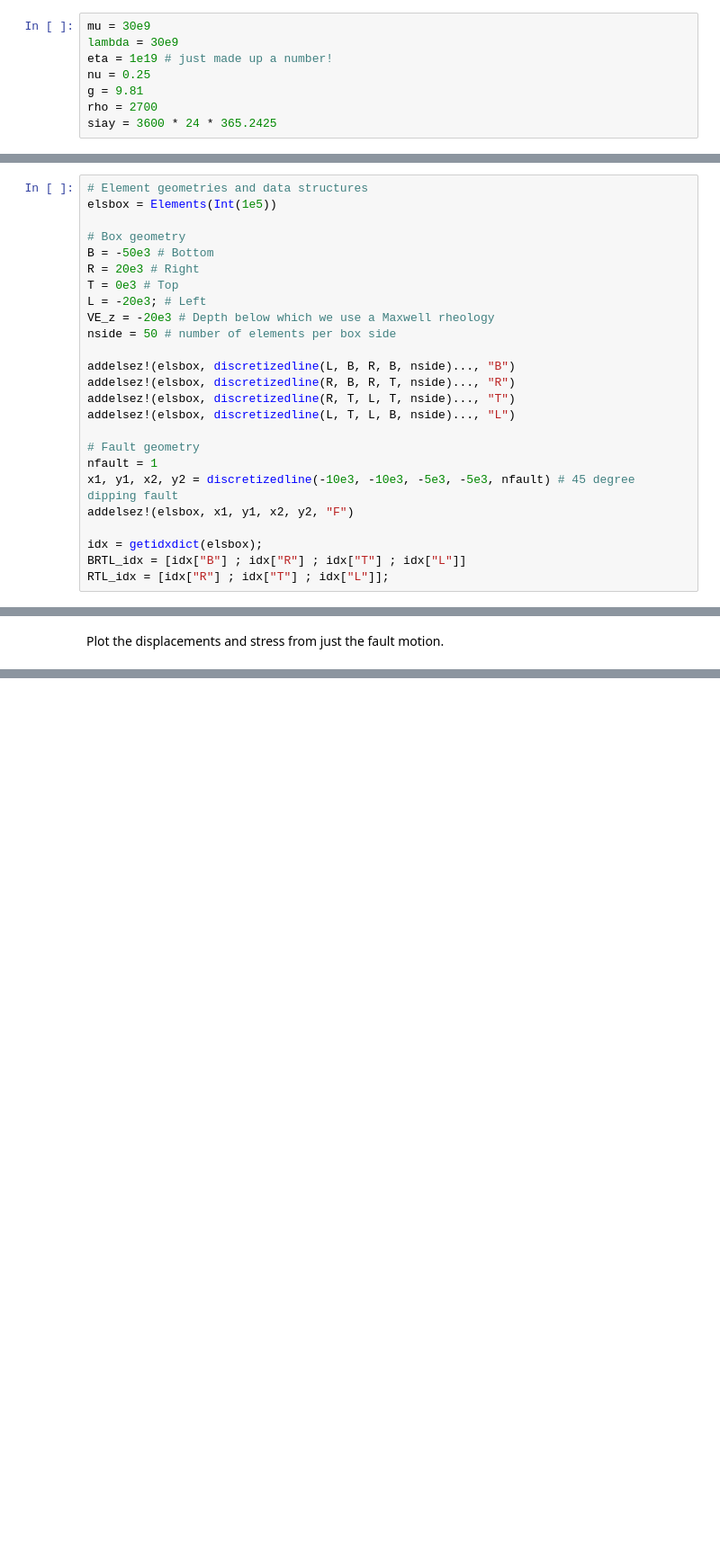
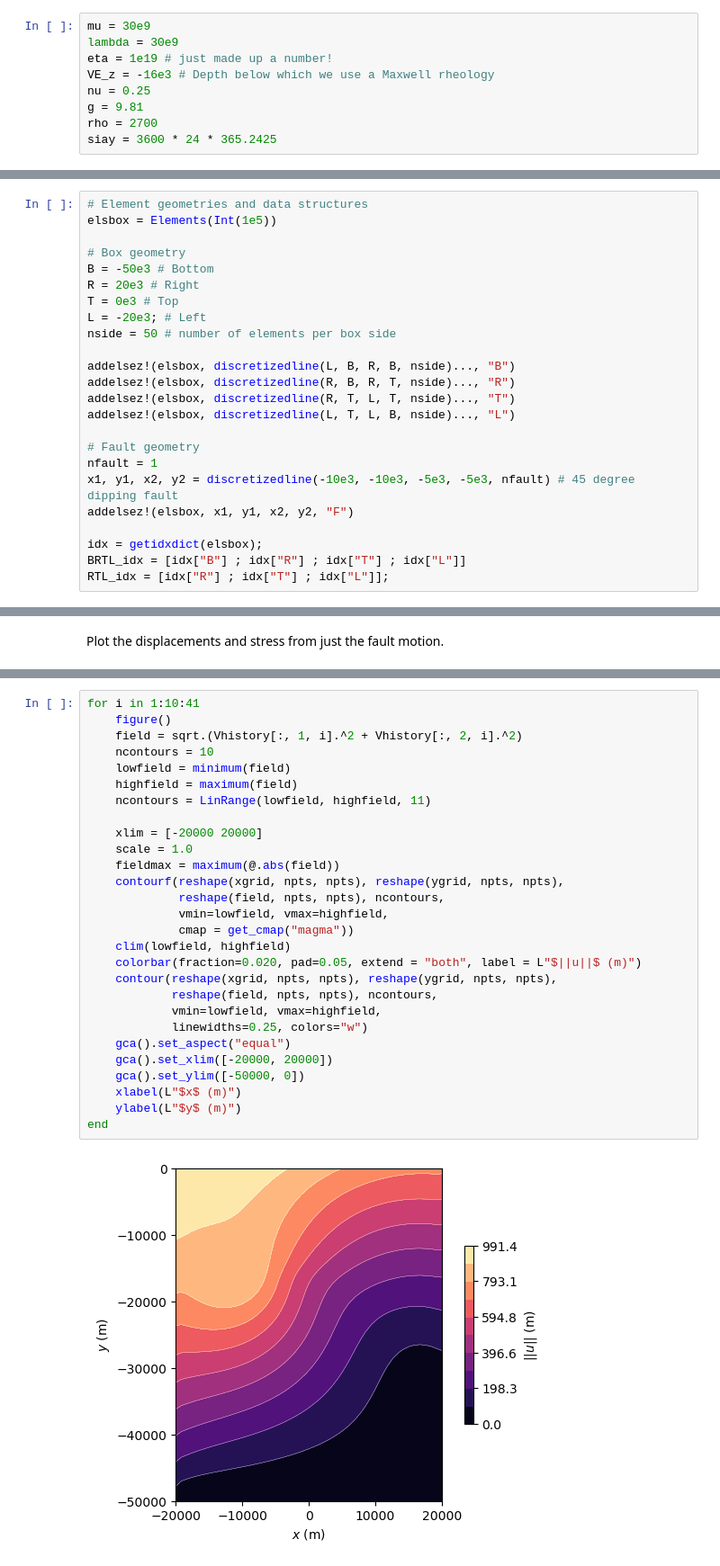
Before and after one commit to brendanjmeade/Bem2d.jl, a Jupyter notebook: fem_bem/viscoelastic.ipynb, the cells around one changed output, grey strips where cells are left out. Shown at 90% size. Cells and saved outputs as stored; diff of their text form; blank space fills up the shorter version.

```diff
--- a/fem_bem/viscoelastic.ipynb
+++ b/fem_bem/viscoelastic.ipynb
@@ -84,6 +81,7 @@ twopanel (generic function with 1 method)
 mu = 30e9
 lambda = 30e9
 eta = 1e19 # just made up a number!
+VE_z = -16e3 # Depth below which we use a Maxwell rheology
 nu = 0.25
 g = 9.81
 rho = 2700
@@ -99,7 +97,6 @@ B = -50e3 # Bottom
 R = 20e3 # Right
 T = 0e3 # Top
 L = -20e3; # Left
-VE_z = -20e3 # Depth below which we use a Maxwell rheology
 nside = 50 # number of elements per box side
 
 addelsez!(elsbox, discretizedline(L, B, R, B, nside)..., "B")
@@ -225,0 +360,30 @@ end
+# %%
+for i in 1:10:41
+    figure()
+    field = sqrt.(Vhistory[:, 1, i].^2 + Vhistory[:, 2, i].^2)
+    ncontours = 10
+    lowfield = minimum(field)
+    highfield = maximum(field)
+    ncontours = LinRange(lowfield, highfield, 11)
+
+    xlim = [-20000 20000]
+    scale = 1.0
+    fieldmax = maximum(@.abs(field))
+    contourf(reshape(xgrid, npts, npts), reshape(ygrid, npts, npts),
+             reshape(field, npts, npts), ncontours,
+             vmin=lowfield, vmax=highfield,
+             cmap = get_cmap("magma"))
+    clim(lowfield, highfield)
+    colorbar(fraction=0.020, pad=0.05, extend = "both", label = L"$||u||$ (m)")
+    contour(reshape(xgrid, npts, npts), reshape(ygrid, npts, npts),
+            reshape(field, npts, npts), ncontours,
+            vmin=lowfield, vmax=highfield,
+            linewidths=0.25, colors="w")
+    gca().set_aspect("equal")
+    gca().set_xlim([-20000, 20000])
+    gca().set_ylim([-50000, 0])
+    xlabel(L"$x$ (m)")
+    ylabel(L"$y$ (m)")
+end
+# %% [output]
+[figure, added]
```
Also changed, not shown: parts of 23 cells of this notebook, 2 other files.
